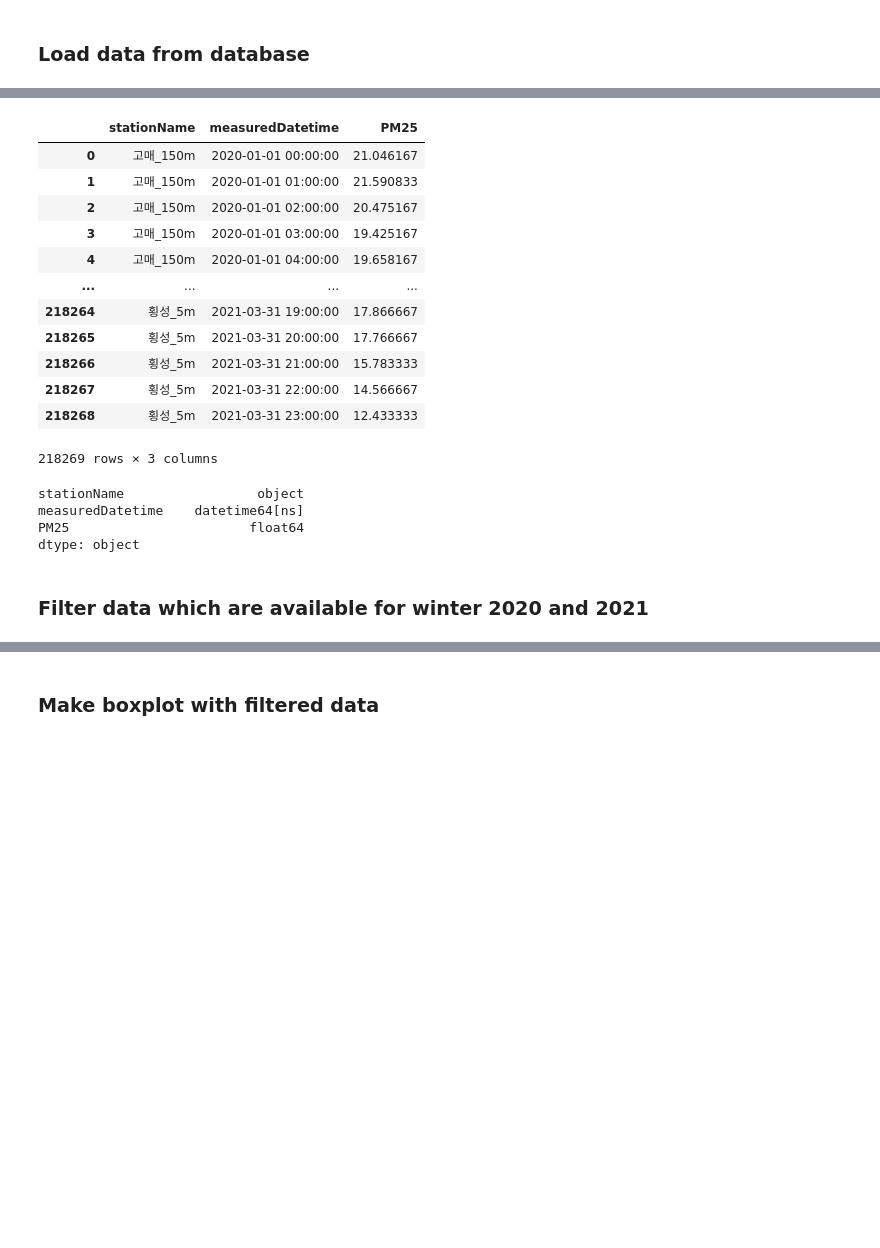
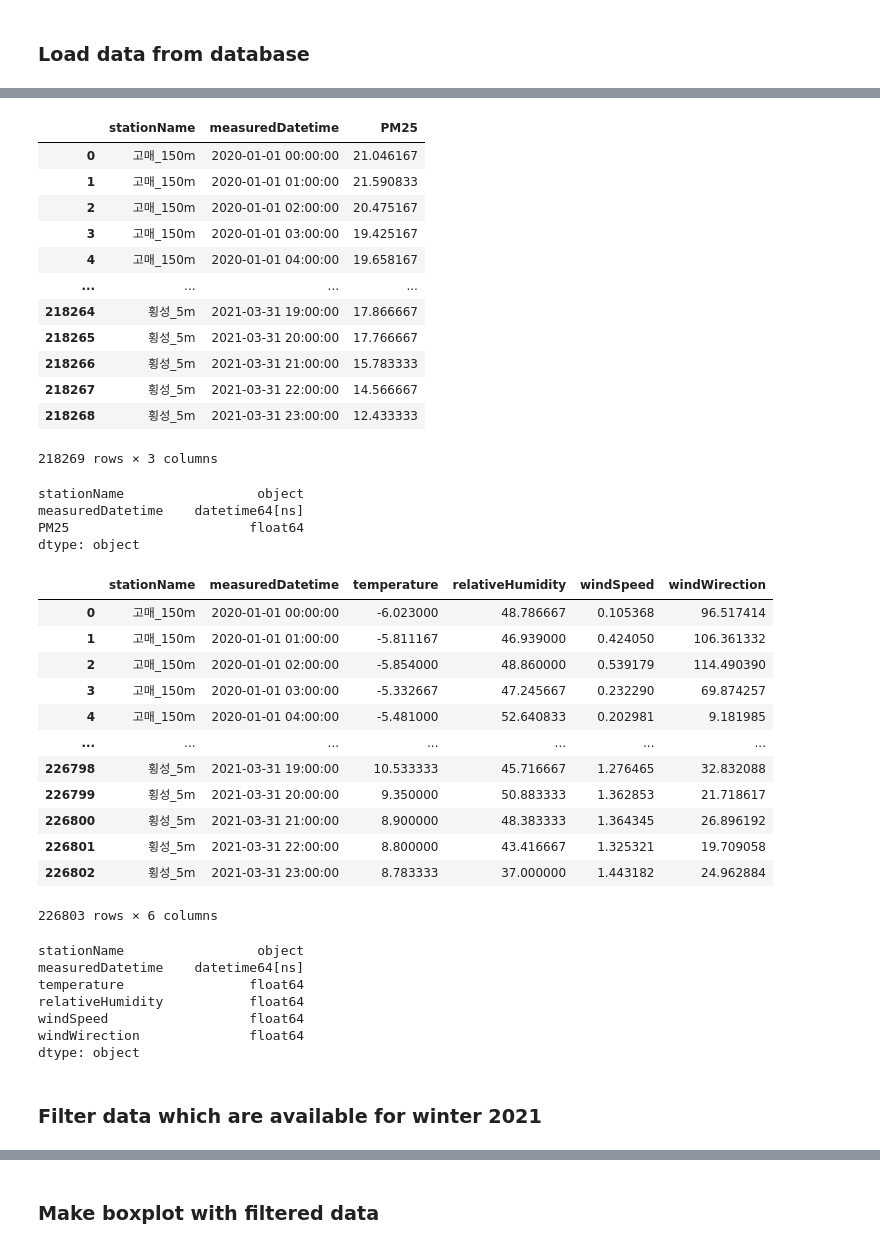
Before and after one commit to graphy-young/endslab, a Jupyter notebook: nifos/nifos_analysis.ipynb, the cells around one changed output, grey strips where cells are left out. Saved outputs shown, nothing was run; the diff lists cells and outputs as text; code cells hidden in the pictures; blank space fills up the shorter version.

```diff
--- a/nifos/nifos_analysis.ipynb
+++ b/nifos/nifos_analysis.ipynb
@@ -102,5 +112,10 @@ nifos = pd.read_sql(query, connection)
 display(nifos)
 print(nifos.dtypes)
 
+query = "SELECT * FROM weather ORDER BY 1 asc, 2 asc"
+weather = pd.read_sql(query, connection)
+display(weather)
+print(weather.dtypes)
+
 separatorColumn, datetimeColumn, dataColumn = tuple(nifos.columns)
 # %% [output]
@@ -109,20 +124,40 @@ separatorColumn, datetimeColumn, dataColumn = tuple(nifos.columns)
 |  | stationName | measuredDatetime | PM25 |
 | 0 | 고매_150m | 2020-01-01 00:00:00 | 21.046167 |
 | 1 | 고매_150m | 2020-01-01 01:00:00 | 21.590833 |
 | 2 | 고매_150m | 2020-01-01 02:00:00 | 20.475167 |
 | 3 | 고매_150m | 2020-01-01 03:00:00 | 19.425167 |
 | 4 | 고매_150m | 2020-01-01 04:00:00 | 19.658167 |
 | ... | ... | ... | ... |
 | 218264 | 횡성_5m | 2021-03-31 19:00:00 | 17.866667 |
 | 218265 | 횡성_5m | 2021-03-31 20:00:00 | 17.766667 |
 | 218266 | 횡성_5m | 2021-03-31 21:00:00 | 15.783333 |
 | 218267 | 횡성_5m | 2021-03-31 22:00:00 | 14.566667 |
 | 218268 | 횡성_5m | 2021-03-31 23:00:00 | 12.433333 |
 218269 rows × 3 columns
 stationName                 object
 measuredDatetime    datetime64[ns]
 PM25                       float64
 dtype: object
+|  | stationName | measuredDatetime | temperature | relativeHumidity | windSpeed | windWirection |
+| 0 | 고매_150m | 2020-01-01 00:00:00 | -6.023000 | 48.786667 | 0.105368 | 96.517414 |
+| 1 | 고매_150m | 2020-01-01 01:00:00 | -5.811167 | 46.939000 | 0.424050 | 106.361332 |
+| 2 | 고매_150m | 2020-01-01 02:00:00 | -5.854000 | 48.860000 | 0.539179 | 114.490390 |
+| 3 | 고매_150m | 2020-01-01 03:00:00 | -5.332667 | 47.245667 | 0.232290 | 69.874257 |
+| 4 | 고매_150m | 2020-01-01 04:00:00 | -5.481000 | 52.640833 | 0.202981 | 9.181985 |
+| ... | ... | ... | ... | ... | ... | ... |
+| 226798 | 횡성_5m | 2021-03-31 19:00:00 | 10.533333 | 45.716667 | 1.276465 | 32.832088 |
+| 226799 | 횡성_5m | 2021-03-31 20:00:00 | 9.350000 | 50.883333 | 1.362853 | 21.718617 |
+| 226800 | 횡성_5m | 2021-03-31 21:00:00 | 8.900000 | 48.383333 | 1.364345 | 26.896192 |
+| 226801 | 횡성_5m | 2021-03-31 22:00:00 | 8.800000 | 43.416667 | 1.325321 | 19.709058 |
+| 226802 | 횡성_5m | 2021-03-31 23:00:00 | 8.783333 | 37.000000 | 1.443182 | 24.962884 |
+226803 rows × 6 columns
+stationName                 object
+measuredDatetime    datetime64[ns]
+temperature                float64
+relativeHumidity           float64
+windSpeed                  float64
+windWirection              float64
+dtype: object
 # %% [markdown]
-### Filter data which are available for winter 2020 and 2021
+### Filter data which are available for winter 2021
 # %%
```
Also changed, not shown: parts of 9 cells of this notebook.
